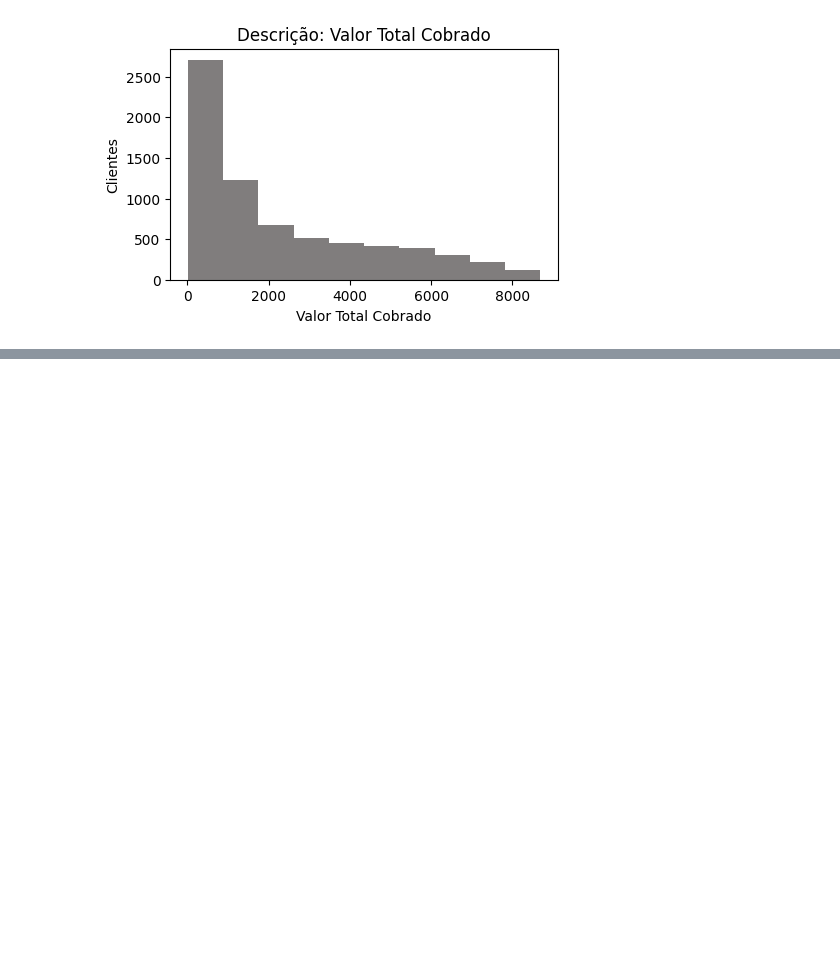
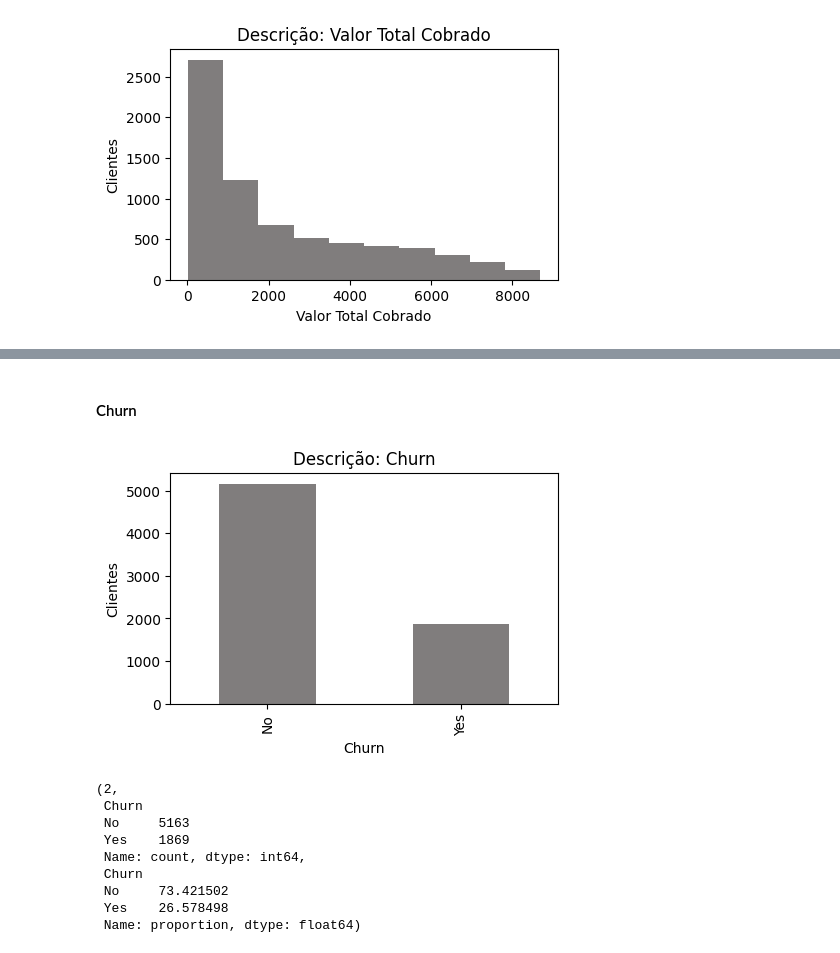
Before and after one commit to Lucas-Silva-Analytics/CaseChurn, a Jupyter notebook: notebooks/case_churn.ipynb, the cells around one changed output, grey strips where cells are left out. Saved outputs shown, nothing was run; the diff lists cells and outputs as text; code cells hidden in the pictures; blank space fills up the shorter version.

Commit message:
análise univariada completa, a última coluna de forma isolada analisada foi o churn

```diff
--- a/notebooks/case_churn.ipynb
+++ b/notebooks/case_churn.ipynb
@@ -335,2 +335,3 @@ np.int64(11)
 # %%
-df[df['TotalCharges'].isnull()]
+# Dropar as linhas com NaN em TotalCharges
+df = df.dropna(subset=['TotalCharges'])
@@ -379,0 +381,28 @@ Não foi detectado Outliers,
+# %% [markdown]
+#### Churn
+# %%
+coluna = "Churn"
+
+valores_unicos = df[coluna].nunique()
+frequencia_absoluta = df[coluna].value_counts()
+frequencia_relativa = df[coluna].value_counts(normalize=True) * 100
+
+plt.figure(figsize=(5, 3))
+plt.title("Descrição: Churn")
+frequencia_absoluta.plot(kind='bar', color=['#807D7D'])
+plt.xlabel("Churn")
+plt.ylabel("Clientes")
+plt.show()
+
+valores_unicos, frequencia_absoluta, frequencia_relativa
+# %% [output]
+[figure, added]
+(2,
+ Churn
+ No     5163
+ Yes    1869
+ Name: count, dtype: int64,
+ Churn
+ No     73.421502
+ Yes    26.578498
+ Name: proportion, dtype: float64)
```
Also changed, not shown: parts of 6 cells of this notebook.
